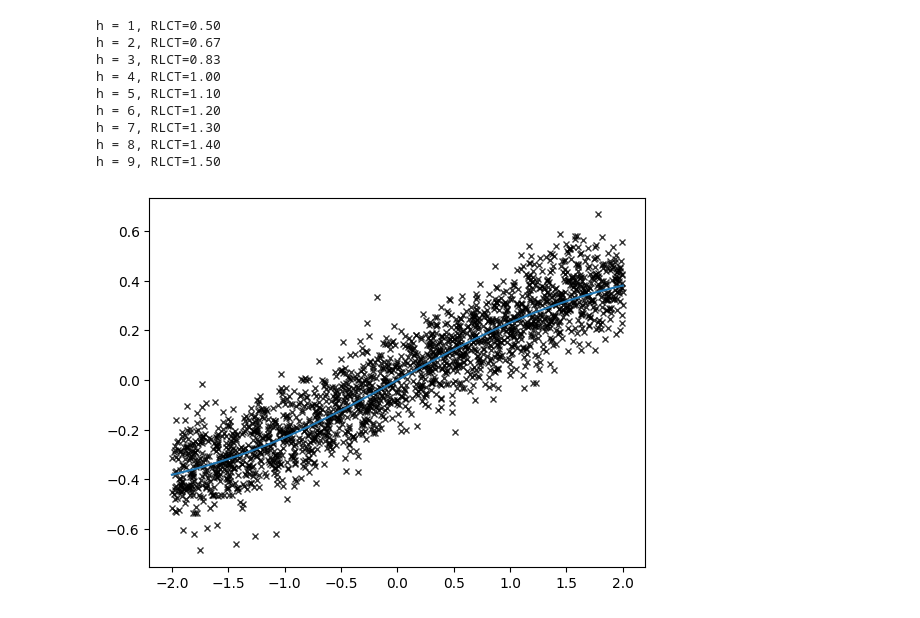
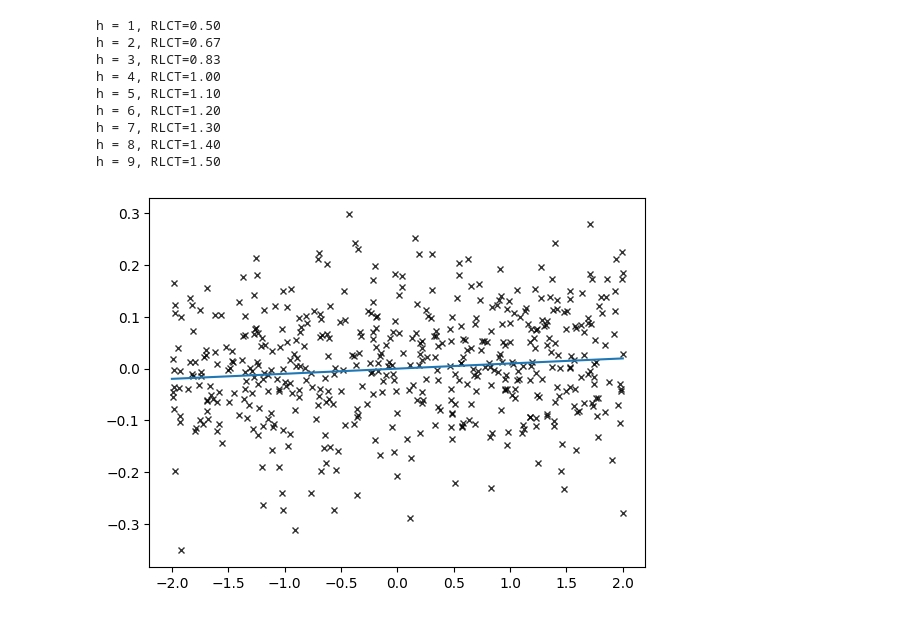
Before and after one commit to edmundlth/slt_alignment_workshop_2023_demo, a Jupyter notebook: measuring-rlct-of-one-hidden-layer-tanh-model.ipynb, the cells around one changed output. Drawn from its saved outputs; the diff is of its cells as text; code cells hidden in the pictures.

```diff
--- a/measuring-rlct-of-one-hidden-layer-tanh-model.ipynb
+++ b/measuring-rlct-of-one-hidden-layer-tanh-model.ipynb
@@ -224,30 +226,30 @@ h = 8, RLCT=1.40
 h = 9, RLCT=1.50
 # %%
 true_param_dict = {
-    "W1": jnp.array([[0.5]]),
-    "W2": jnp.array([[0.5]]).T
+    "W1": jnp.array([[.1]]),
+    "W2": jnp.array([[.1]]).T
 }
 input_dim, num_hidden_nodes = true_param_dict["W1"].shape
 output_dim = true_param_dict["W2"].shape[1]
-num_training_samples = 2023
+num_training_samples = 500
 one_layer_tanh = OneLayerTanhModel(
     true_param_dict,
     num_training_samples=num_training_samples,
     input_dim=input_dim,
     output_dim=output_dim,
     num_hidden_nodes=num_hidden_nodes,
     sigma=0.1,
     itemp=1.0,
     prior_name="normal",
     activation_func_name="tanh",
     prior_sigma=1.0
 )
 
 plt.plot(one_layer_tanh.X, one_layer_tanh.Y, "kx", markersize=5, alpha=0.8);
 a = np.linspace(XMIN, XMAX, num=50)[:, np.newaxis]
 plt.plot(a, one_layer_tanh.regression_func(a, true_param_dict));
 # %% [output]
-[figure, old version]
+[figure, new version]
 # %%
 posterior_samples = one_layer_tanh.run_inference(
     num_warmup=500,
```
Also changed, not shown: parts of 7 cells of this notebook, 9 other files.
